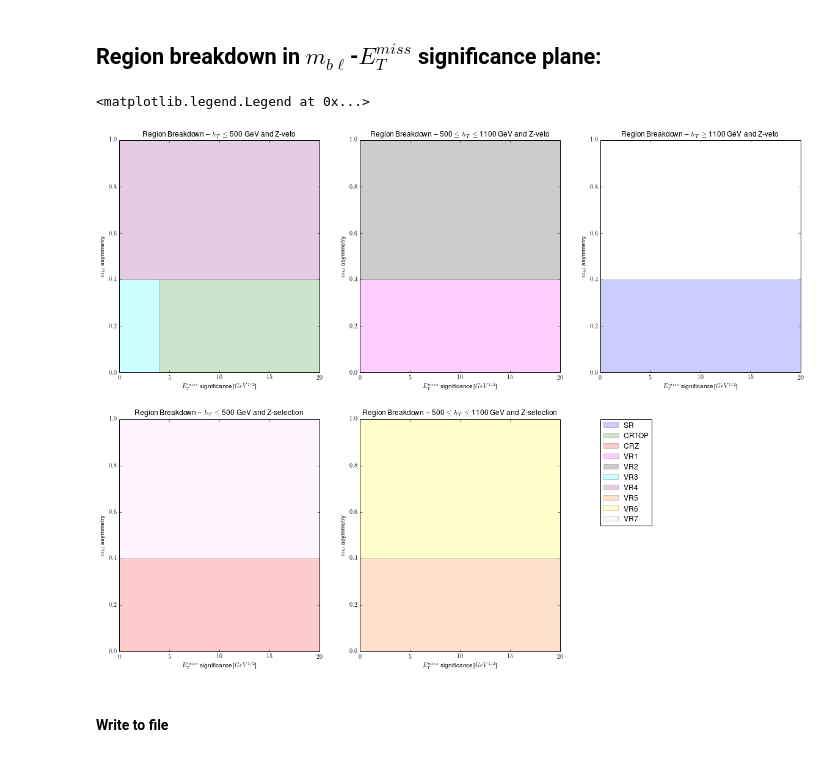
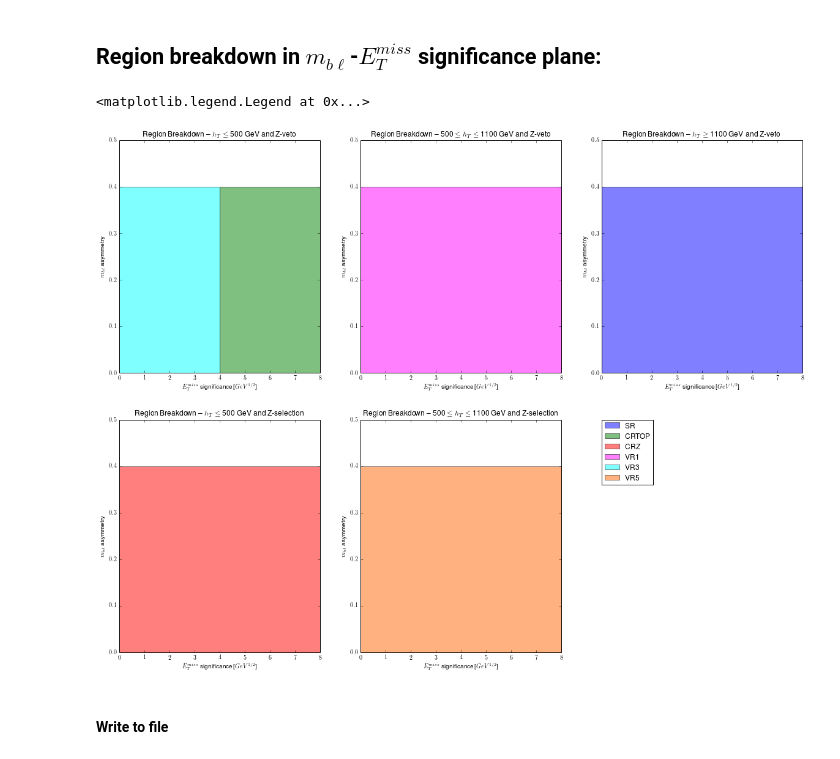
Before and after one commit to bdjackson/BMinusLSmallStudies, a Jupyter notebook: RegionPlots/DrawRegions.ipynb, the cells around one changed output. Saved outputs shown, nothing was run; the diff lists cells and outputs as text; code cells hidden in the pictures.

Commit message:
update with new regions

```diff
--- a/RegionPlots/DrawRegions.ipynb
+++ b/RegionPlots/DrawRegions.ipynb
@@ -13,9 +13,9 @@ mp.rcParams['text.usetex']=True
 This defines the upper and lower bounds of our axes.
 # %%
 met_sig_min  = 0.
-met_sig_max  = 20.
+met_sig_max  = 8.
 mbl_asym_min = 0.
-mbl_asym_max = 1.
+mbl_asym_max = 0.5
 ht_min       = 0.
 ht_max       = 1500
 # %%
@@ -300,13 +264,11 @@ plt.title('Region Breakdown -- $h_{T} \le$ 500 GeV and Z-veto')
 plt.xlabel('$E_{T}^{miss}$ significance [$GeV^{1/2}$]')
 plt.ylabel('$m_{b\ell}$ asymmetry')
 
-cr_top_region = plt.Polygon(cr_top_points_met_mbl, fc=cr_top_color, alpha=0.2, label = 'CRTOP')
-vr_3_region   = plt.Polygon(vr_3_points_met_mbl  , fc=vr_3_color  , alpha=0.2, label = 'VR3'  )
-vr_4_region   = plt.Polygon(vr_4_points_met_mbl  , fc=vr_4_color  , alpha=0.2, label = 'VR4'  )
+cr_top_region = plt.Polygon(cr_top_points_met_mbl, fc=cr_top_color, alpha=0.5, label = 'CRTOP')
+vr_3_region   = plt.Polygon(vr_3_points_met_mbl  , fc=vr_3_color  , alpha=0.5, label = 'VR3'  )
 
 plt.gca().add_patch(cr_top_region)
 plt.gca().add_patch(vr_3_region)
-plt.gca().add_patch(vr_4_region)
 
 # --------------------------------------------------------------------
 plt.subplot(2,3,2)
@@ -316,11 +278,9 @@ plt.title('Region Breakdown -- 500 $\le h_{T} \le$ 1100 GeV and Z-veto')
 plt.xlabel('$E_{T}^{miss}$ significance [$GeV^{1/2}$]')
 plt.ylabel('$m_{b\ell}$ asymmetry')
 
-vr_1_region   = plt.Polygon(vr_1_points_met_mbl, fc=vr_1_color, alpha=0.2, label = 'VR1'  )
-vr_2_region   = plt.Polygon(vr_2_points_met_mbl, fc=vr_2_color, alpha=0.2, label = 'VR2'  )
+vr_1_region   = plt.Polygon(vr_1_points_met_mbl, fc=vr_1_color, alpha=0.5, label = 'VR1'  )
 
 plt.gca().add_patch(vr_1_region)
-plt.gca().add_patch(vr_2_region)
 
 # --------------------------------------------------------------------
 plt.subplot(2,3,3)
@@ -330,7 +290,7 @@ plt.title('Region Breakdown -- $h_{T} \ge$ 1100 GeV and Z-veto')
 plt.xlabel('$E_{T}^{miss}$ significance [$GeV^{1/2}$]')
 plt.ylabel('$m_{b\ell}$ asymmetry')
 
-sr_region = plt.Polygon(sr_points_met_mbl, fc=sr_color, alpha=0.2, label = 'SR')
+sr_region = plt.Polygon(sr_points_met_mbl, fc=sr_color, alpha=0.5, label = 'SR')
 plt.gca().add_patch(sr_region)
 
 # --------------------------------------------------------------------
@@ -338,46 +298,38 @@ plt.subplot(2,3,4)
 plt.axis([met_sig_min, met_sig_max, mbl_asym_min, mbl_asym_max])
 plt.title('Region Breakdown -- $h_{T} \le$ 500 GeV and Z-selection')
 plt.xlabel('$E_{T}^{miss}$ significance [$GeV^{1/2}$]')
 plt.ylabel('$m_{b\ell}$ asymmetry')
 
-cr_z_region = plt.Polygon(cr_z_points_met_mbl, fc=cr_z_color, alpha=0.2, label = 'CRZ')
-vr_7_region = plt.Polygon(vr_4_points_met_mbl, fc=vr_7_color, alpha=0.2, label = 'VR7')
+cr_z_region = plt.Polygon(cr_z_points_met_mbl, fc=cr_z_color, alpha=0.5, label = 'CRZ')
 
 plt.gca().add_patch(cr_z_region)
-plt.gca().add_patch(vr_7_region)
 
 # --------------------------------------------------------------------
 plt.subplot(2,3,5)
 plt.axis([met_sig_min, met_sig_max, mbl_asym_min, mbl_asym_max])
 
 plt.title('Region Breakdown -- 500 $\le h_{T} \le$ 1100 GeV and Z-selection')
 plt.xlabel('$E_{T}^{miss}$ significance [$GeV^{1/2}$]')
 plt.ylabel('$m_{b\ell}$ asymmetry')
 
-vr_5_region   = plt.Polygon(vr_5_points_met_mbl, fc=vr_5_color, alpha=0.2, label = 'VR5'  )
-vr_6_region   = plt.Polygon(vr_6_points_met_mbl, fc=vr_6_color, alpha=0.2, label = 'VR6'  )
+vr_5_region   = plt.Polygon(vr_5_points_met_mbl, fc=vr_5_color, alpha=0.5, label = 'VR5'  )
 
 plt.gca().add_patch(vr_5_region)
-plt.gca().add_patch(vr_6_region)
 
 # --------------------------------------------------------------------
 plt.legend( [ sr_region, cr_top_region, cr_z_region
-            , vr_1_region, vr_2_region, vr_3_region
-            , vr_4_region, vr_5_region, vr_6_region
-            , vr_7_region
+            , vr_1_region, vr_3_region, vr_5_region
             ]
           , [ 'SR' , 'CRTOP', 'CRZ'
-            , 'VR1', 'VR2'  , 'VR3'
-            , 'VR4', 'VR5'  , 'VR6'
-            , 'VR7'
+            , 'VR1', 'VR3','VR5'
             ]
           , bbox_to_anchor=(1.2, 1)
           , loc=2
           , borderaxespad=0
           )
 # %% [output]
 <matplotlib.legend.Legend at 0x...>
-[figure, old version]
+[figure, new version]
 # %% [markdown]
 #### Write to file
 # %%
```
Also changed, not shown: parts of 20 cells of this notebook.
